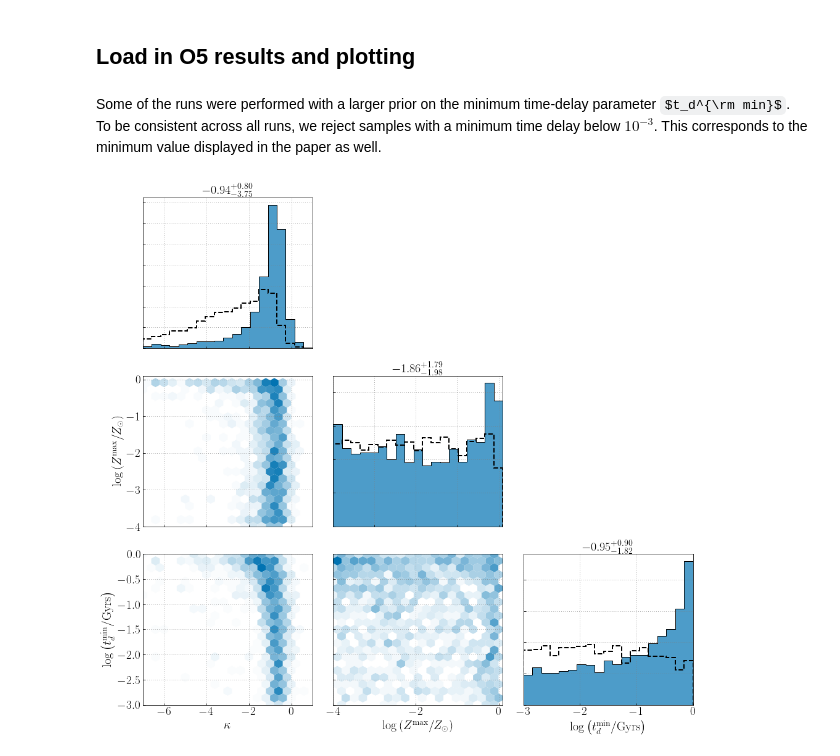
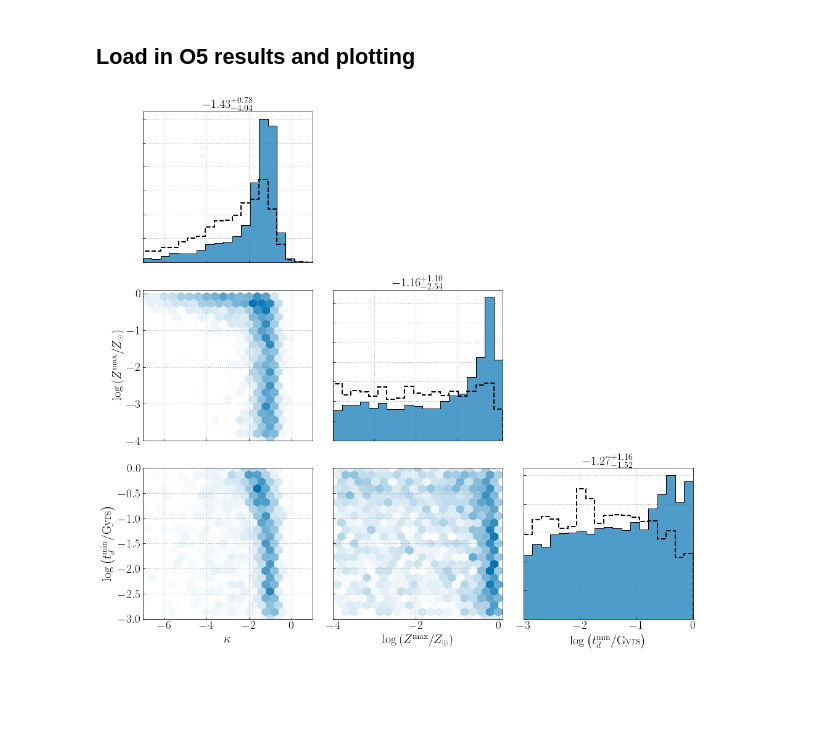
Before and after one commit to kevinturbang/bbh_gwb_time_delay_inference, a Jupyter notebook: figures/reproduce_figure_11.ipynb, the cells around one changed output. Cells and saved outputs as stored; diff of their text form; code cells hidden in the pictures; some formulas as TeX source; blank space fills up the shorter version.

```diff
--- a/figures/reproduce_figure_11.ipynb
+++ b/figures/reproduce_figure_11.ipynb
@@ -37,12 +33,10 @@ mask_td_min_CBC_GWB_MD_O3 = np.log10(data_CBC_GWB_MD_O3['posterior/td_min'][()])
 # %%
 toPlot_O3 = {
-    "kappa":{"data":data_CBC_GWB_MD_O3['posterior/kappa'][()][mask_td_min_CBC_GWB_MD_O3],"plot_bounds":(-7,1),"label":r"$\kappa$"},
-    "logZmax":{"data":np.log10(data_CBC_GWB_MD_O3['posterior/Zmax'][()][mask_td_min_CBC_GWB_MD_O3]),"plot_bounds":(-4,0.1),"label":r"$\log \left(Z^{\rm max}/Z_\odot\right)$"},
-    "log_td_min":{"data":np.log10(data_CBC_GWB_MD_O3['posterior/td_min'][()][mask_td_min_CBC_GWB_MD_O3]),"plot_bounds":(-3,0),"label":r"$\log \left(t_d^{\rm min}/{\rm Gyrs}\right)$"}
+    "kappa":{"data":data_CBC_GWB_MD_O3['posterior/kappa'][()],"plot_bounds":(-7,1),"label":r"$\kappa$"},
+    "logZmax":{"data":np.log10(data_CBC_GWB_MD_O3['posterior/Zmax'][()]),"plot_bounds":(-4,0.1),"label":r"$\log \left(Z^{\rm max}/Z_\odot\right)$"},
+    "log_td_min":{"data":np.log10(data_CBC_GWB_MD_O3['posterior/td_min'][()]),"plot_bounds":(-3,0),"label":r"$\log \left(t_d^{\rm min}/{\rm Gyrs}\right)$"}
 }
 # %% [markdown]
 ## Load in O5 results and plotting
 # %%
 data_CBC_GWB_undetectable_O5 = h5py.File("../data/O5_CBC_GWB_undetectable_VA.hdf","r")
-# %% [markdown]
-Some of the runs were performed with a larger prior on the minimum time-delay parameter $t_d^{\rm min}$. To be consistent across all runs, we reject samples with a minimum time delay below $10^{-3}$. This corresponds to the minimum value displayed in the paper as well.
@@ -51,15 +43,15 @@ mask_td_min_CBC_GWB_undetectable_O5 = np.log10(data_CBC_GWB_undetectable_O5['pos
 # %%
 fig = plt.figure(figsize=(14,13))
 
 toPlot_undetectable_O5 = {
-    "kappa":{"data":data_CBC_GWB_undetectable_O5['posterior/kappa'][()][mask_td_min_CBC_GWB_undetectable_O5],"plot_bounds":(-7,1),"label":r"$\kappa$"},
-    "logZmax":{"data":np.log10(data_CBC_GWB_undetectable_O5['posterior/Zmax'][()][mask_td_min_CBC_GWB_undetectable_O5]),"plot_bounds":(-4,0.1),"label":r"$\log \left(Z^{\rm max}/Z_\odot\right)$"},
-    "log_td_min":{"data":np.log10(data_CBC_GWB_undetectable_O5['posterior/td_min'][()][mask_td_min_CBC_GWB_undetectable_O5]),"plot_bounds":(-3,0),"label":r"$\log \left(t_d^{\rm min}/{\rm Gyrs}\right)$"}
+    "kappa":{"data":data_CBC_GWB_undetectable_O5['posterior/kappa'][()],"plot_bounds":(-7,1),"label":r"$\kappa$"},
+    "logZmax":{"data":np.log10(data_CBC_GWB_undetectable_O5['posterior/Zmax'][()]),"plot_bounds":(-4,0.1),"label":r"$\log \left(Z^{\rm max}/Z_\odot\right)$"},
+    "log_td_min":{"data":np.log10(data_CBC_GWB_undetectable_O5['posterior/td_min'][()]),"plot_bounds":(-3,0),"label":r"$\log \left(t_d^{\rm min}/{\rm Gyrs}\right)$"}
 }
 
 plot_corner_plus_hist_contour(fig,toPlot_undetectable_O5,toPlot_O3,color=my_palette[0],labelsize=22)
 plt.tight_layout()
 plt.savefig("PosteriorO5undetectableVA.pdf",dpi=500,bbox_inches='tight')
 plt.show()
 # %% [output]
-[figure, old version]
+[figure, new version]
```
Also changed, not shown: parts of 3 cells of this notebook, 2 other files.
